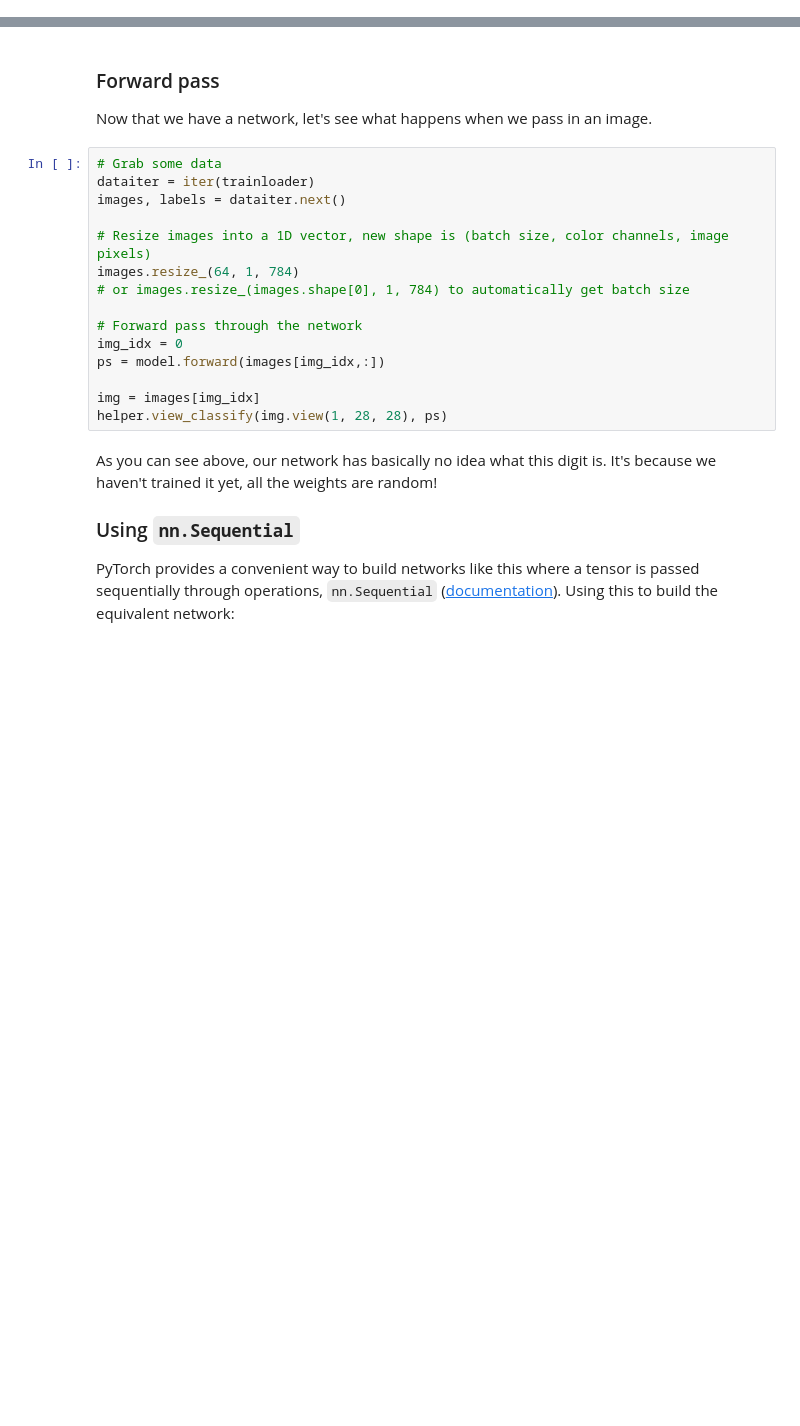
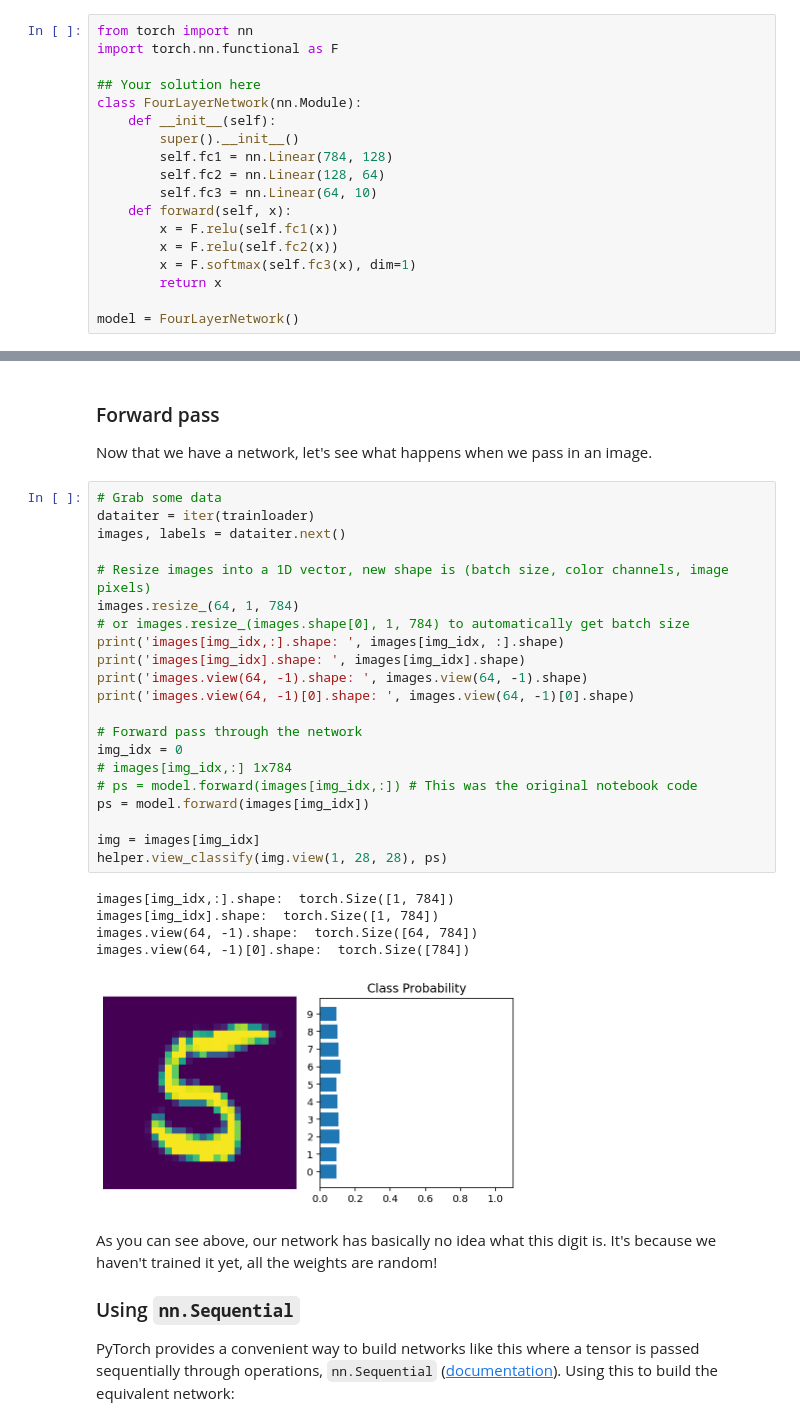
Before and after one commit to edgarinvillegas/deep-learning-v2-pytorch, a Jupyter notebook: intro-to-pytorch/Part 2 - Neural Networks in PyTorch (Exercises).ipynb, the cells around one changed output, grey strips where cells are left out. Saved outputs shown, nothing was run; the diff lists cells and outputs as text; blank space fills up the shorter version.

Commit message:
feat: Part2 - NeuralNetworks in PyTorch

```diff
--- a/intro-to-pytorch/Part 2 - Neural Networks in PyTorch (Exercises).ipynb
+++ b/intro-to-pytorch/Part 2 - Neural Networks in PyTorch (Exercises).ipynb
@@ -282,3 +277,21 @@ class FourLayerNetwork(nn.Module):
+# %%
+from torch import nn
+import torch.nn.functional as F
+
+## Your solution here
+class FourLayerNetwork(nn.Module):
+    def __init__(self):
+        super().__init__()
+        self.fc1 = nn.Linear(784, 128)
+        self.fc2 = nn.Linear(128, 64)
+        self.fc3 = nn.Linear(64, 10)
+    def forward(self, x):
+        x = F.relu(self.fc1(x))
+        x = F.relu(self.fc2(x))
+        x = F.softmax(self.fc3(x), dim=1)
+        return x
+
+model = FourLayerNetwork()
 # %% [markdown]
 ### Initializing weights and biases
 
@@ -301,18 +354,30 @@ Now that we have a network, let's see what happens when we pass in an image.
 # %%
 # Grab some data
 dataiter = iter(trainloader)
 images, labels = dataiter.next()
 
 # Resize images into a 1D vector, new shape is (batch size, color channels, image pixels)
 images.resize_(64, 1, 784)
 # or images.resize_(images.shape[0], 1, 784) to automatically get batch size
+print('images[img_idx,:].shape: ', images[img_idx, :].shape)
+print('images[img_idx].shape: ', images[img_idx].shape)
+print('images.view(64, -1).shape: ', images.view(64, -1).shape)
+print('images.view(64, -1)[0].shape: ', images.view(64, -1)[0].shape)
 
 # Forward pass through the network
 img_idx = 0
-ps = model.forward(images[img_idx,:])
+# images[img_idx,:] 1x784
+# ps = model.forward(images[img_idx,:]) # This was the original notebook code
+ps = model.forward(images[img_idx])
 
 img = images[img_idx]
 helper.view_classify(img.view(1, 28, 28), ps)
+# %% [output]
+images[img_idx,:].shape:  torch.Size([1, 784])
+images[img_idx].shape:  torch.Size([1, 784])
+images.view(64, -1).shape:  torch.Size([64, 784])
+images.view(64, -1)[0].shape:  torch.Size([784])
+[figure, added]
 # %% [markdown]
 As you can see above, our network has basically no idea what this digit is. It's because we haven't trained it yet, all the weights are random!
 
```
Also changed, not shown: parts of 8 cells of this notebook, 1 other file.
